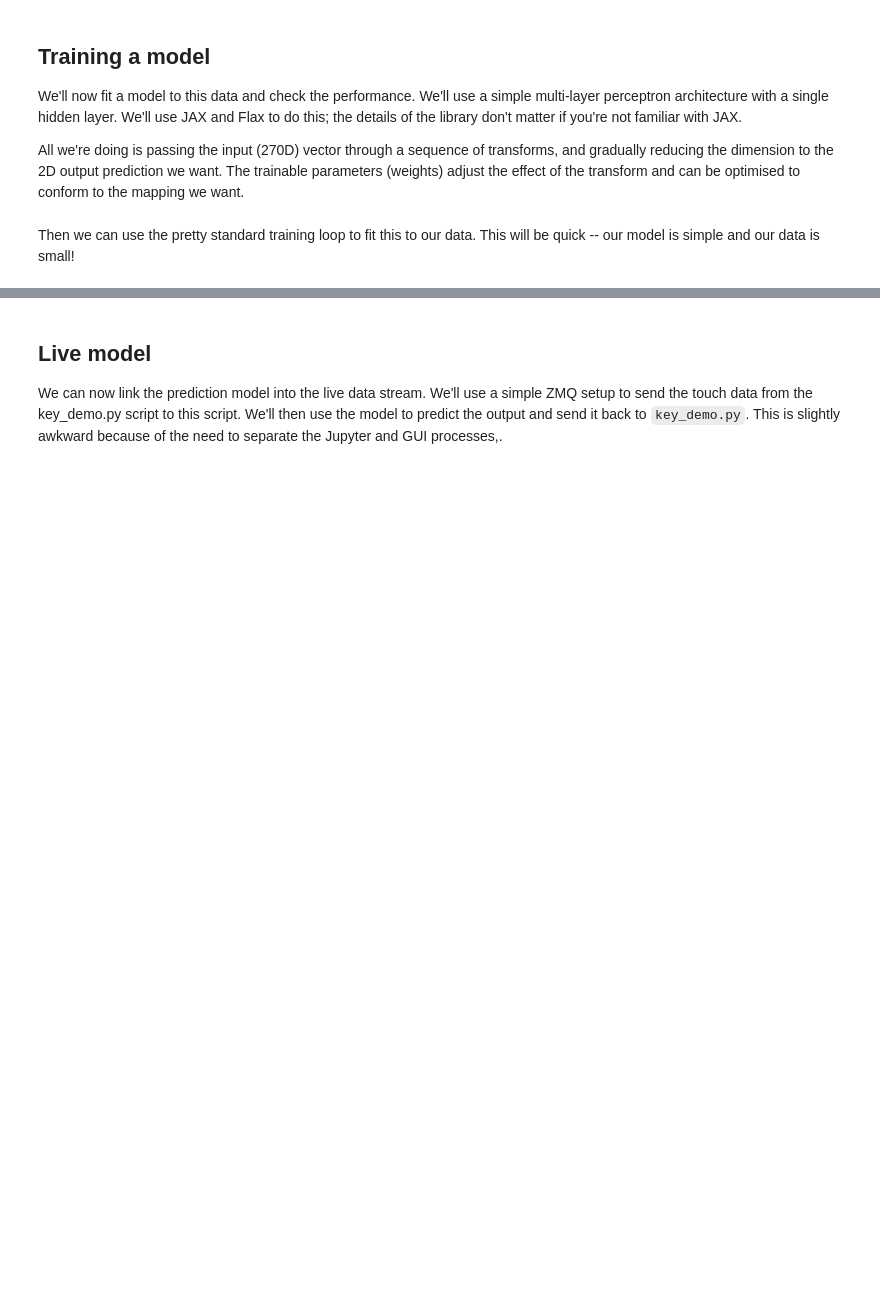
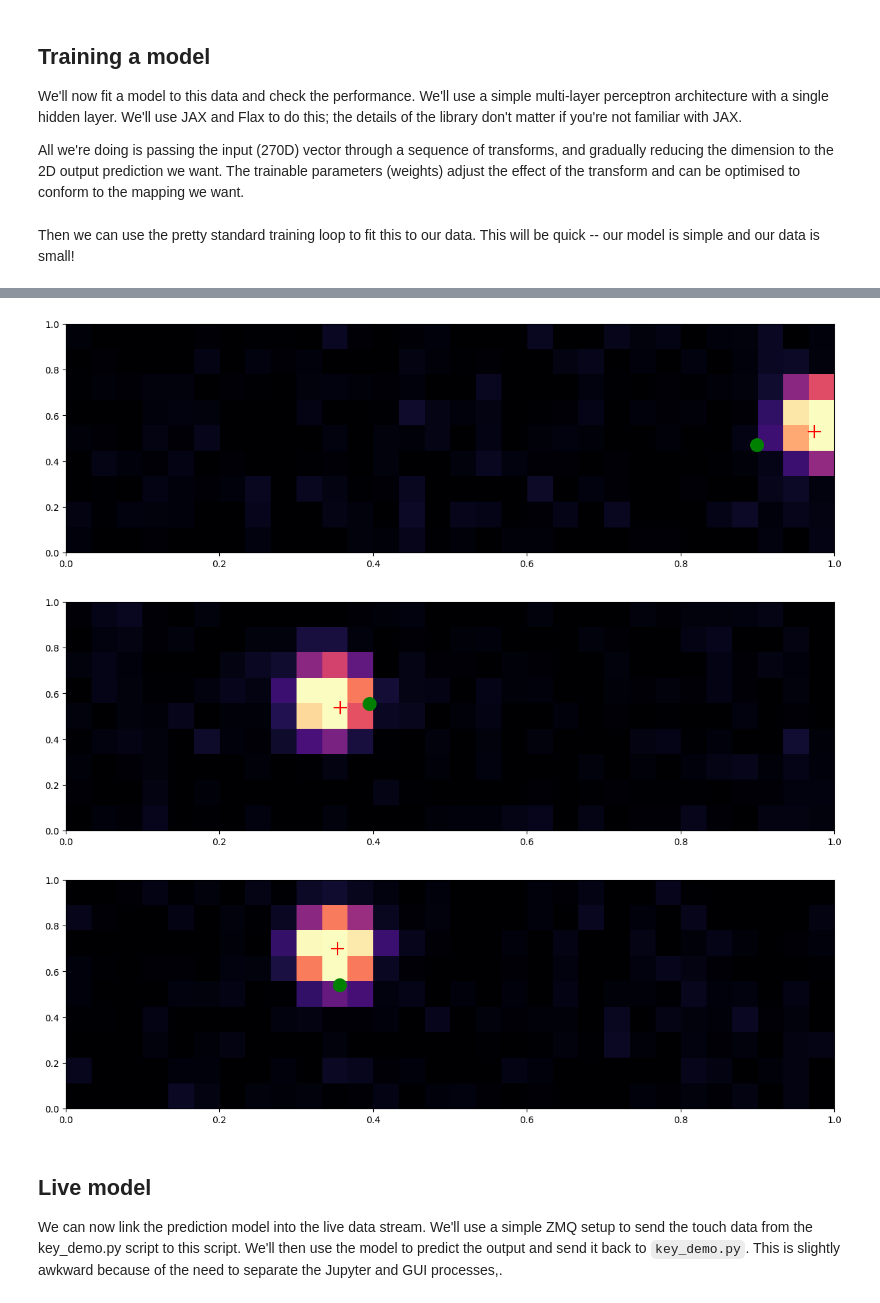
Before and after one commit to johnhw/cix_2025, a Jupyter notebook: 01_Introduction.ipynb, the cells around one changed output, grey strips where cells are left out. Saved outputs shown, nothing was run; the diff lists cells and outputs as text; code cells hidden in the pictures; blank space fills up the shorter version.

```diff
--- a/01_Introduction.ipynb
+++ b/01_Introduction.ipynb
@@ -346,18 +343,22 @@ print(f'Test loss: {test_loss:.4f}')
 # %%
 # validate that the predictions looks sensible from the test set!
 def show_test_images(x, y, predict=None, n=3):
     for i in range(n):
         fig, ax = plt.subplots(figsize=(15, 4.5))
         row_ix = np.random.randint(0, x.shape[0])
         # fit image to 0,1 coordinate space
         ax.imshow(x[row_ix].reshape(9, 30), cmap='magma', aspect='auto', extent=[0, 1, 0, 1], vmin=0, vmax=1, origin='lower')
-        ax.scatter(y[row_ix,0], y[row_ix,1], color='red', marker='x', s=100)
+        ax.scatter(y[row_ix,0], y[row_ix,1], color='red', marker='+', s=200)
         # show the predictions
         if predict is not None:
             prediction = predict(x[row_ix])
-            ax.scatter(prediction[0,0], prediction[0,1], color='green', marker='x', s=100)
+            ax.scatter(prediction[0,0], prediction[0,1], color='green', marker='o', s=200)
 
 show_test_images(X_test, y_test, lambda x:predict(mlp_state, x), n=3)
+# %% [output]
+[figure, added]
+[figure, added]
+[figure, added]
 # %% [markdown]
 ## Live model
 We can now link the prediction model into the live data stream. We'll use a simple ZMQ setup to send the touch data from the key_demo.py script to this script. We'll then use the model to predict the output and send it back to `key_demo.py`. This is slightly awkward because of the need to separate the Jupyter and GUI processes,.
```
Also changed, not shown: parts of 11 cells of this notebook, 11 other files.
